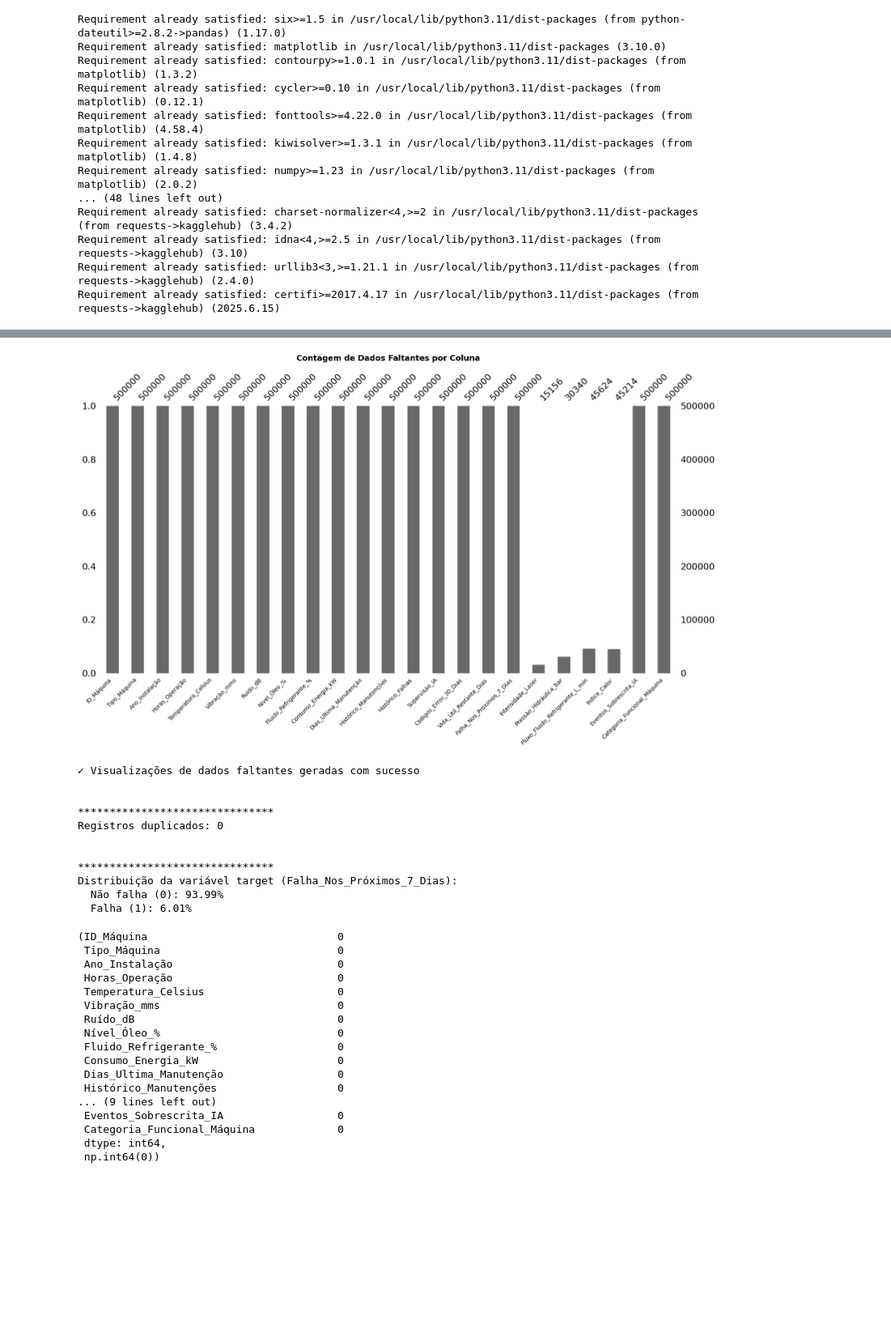
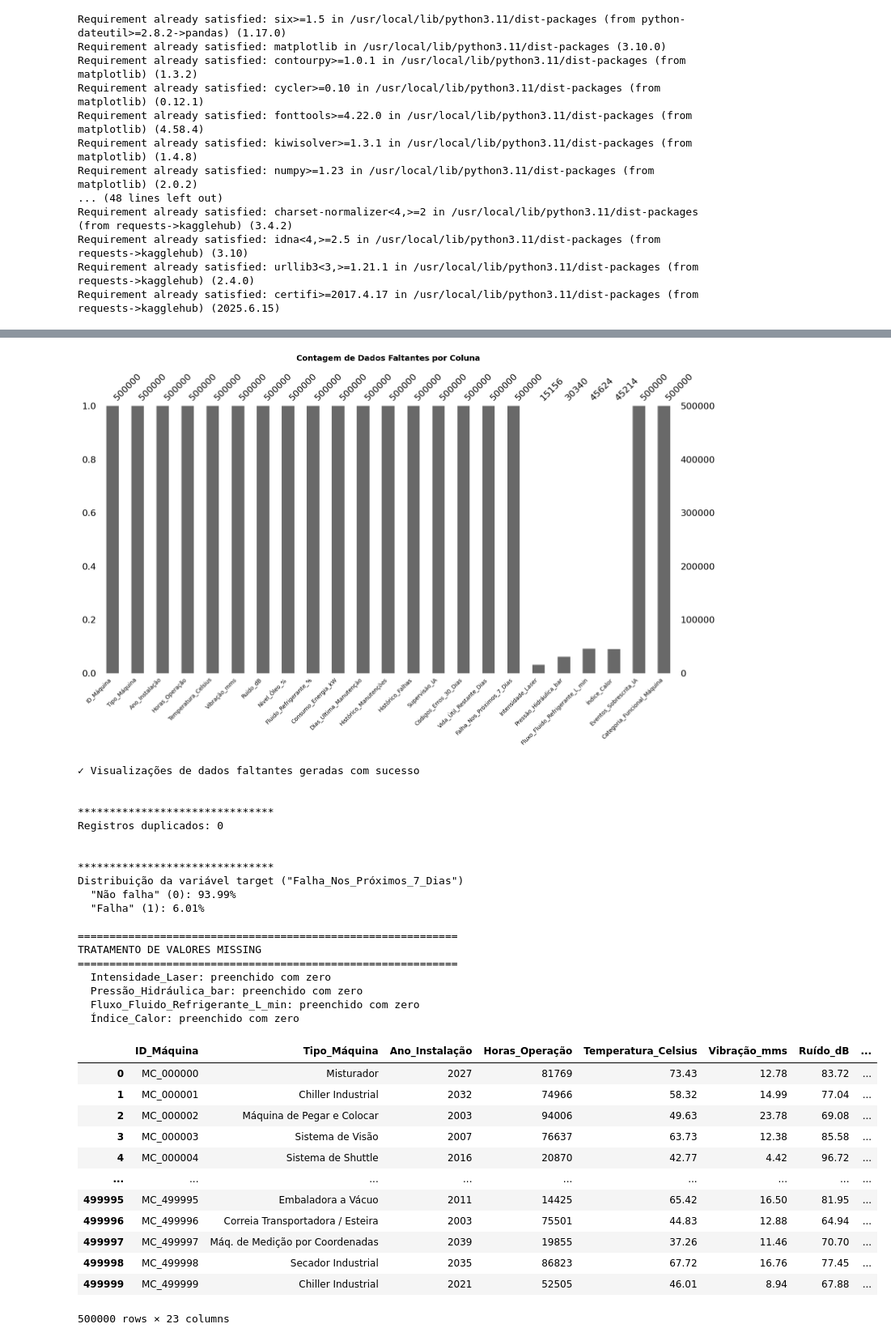
Before and after one commit to vinileodido/MVP_PucRio_AnaliseDados, a Jupyter notebook: MVP_IoT_ADBP.ipynb, the cells around one changed output, grey strips where cells are left out. Shown at 81% size. Cells and saved outputs as stored; diff of their text form; code cells hidden in the pictures; blank space fills up the shorter version.

```diff
--- a/MVP_IoT_ADBP.ipynb
+++ b/MVP_IoT_ADBP.ipynb
@@ -213,7 +213,7 @@ class ColoredConsole:
         if '\n' in title:
             string_splited = title.split('\n')
             for string in string_splited:
-                ColoredConsole.header(f" {string.strip().center(56)} ")
+                ColoredConsole.header(f" {string.strip().center(60)} ")
         else:
-            ColoredConsole.header(f" {title.center(56)} ")
+            ColoredConsole.header(f" {title.center(60)} ")
         print("=" * 60)
@@ -998,12 +1002,13 @@ try:
         "factory_sensor_simulator_2040.csv",
     )
     if not df_iot.empty:
-        ColoredConsole.success("Carga realizada com sucesso!".center(56))
-        ColoredConsole.print_colored(("!"*60).center(56), 'white', 'bg_green', 'bold')
+        ColoredConsole.success("Carga realizada com sucesso!".center(60))
+        ColoredConsole.print_colored(("!"*60).center(60), 'white', 'bg_green', 'bold')
 except:
-    ColoredConsole.show_section_header("Não foi possível carregar através da api KaggleHub;\nCarga será realizada através do arquivo csv via github!")
+    ColoredConsole.print_colored(("x"*60).center(60), 'white', 'bg_red', 'bold')
+    ColoredConsole.show_section_header("Não foi possível carregar através da api KaggleHub;\nCarga será realizada através do arquivo raw csv via github!")
 
-    df_iot = pd.read_csv('./data/factory_sensor_simulator_2040.csv', sep=',')
+    df_iot = pd.read_csv('https://raw.githubusercontent.com/vinileodido/MVP_PucRio_AnaliseDados/refs/heads/main/data/factory_sensor_simulator_2040.csv')
     if not df_iot.empty:
-        ColoredConsole.success("Carga realizada com sucesso!".center(56))
-        ColoredConsole.print_colored(("!"*60).center(56), 'white', 'bg_green', 'bold')
+        ColoredConsole.success("Carga realizada com sucesso!".center(60))
+        ColoredConsole.print_colored(("!"*60).center(60), 'white', 'bg_green', 'bold')
@@ -1027,7 +1024,7 @@ preprocessor = IoTDataPreprocessor(df_iot, language_en=False, language_ptbr=True
 preprocessor.analyze_data_quality()
 
 # 2. Tratar valores missing
-#preprocessor.handle_missing_values(strategy='zero')
+preprocessor.handle_missing_values(strategy='zero')
 
 # 3. Engenharia de features
 #preprocessor.feature_engineering()
@@ -1068,50 +1065,54 @@ Primeiras linhas do dataset:
 *******************************
 Resumo estatístico do dataset:
 |  | Ano_Instalação | Horas_Operação | Temperatura_Celsius | Vibração_mms | Ruído_dB | Nível_Óleo_% | ... |
 | count | 500000.000000 | 500000.000000 | 500000.000000 | 500000.00000 | 500000.000000 | 500000.000000 | ... |
 | mean | 2019.962360 | 50012.424764 | 59.997682 | 9.99114 | 75.003477 | 69.456568 | ... |
 | std | 11.829812 | 28861.849078 | 14.986973 | 4.99953 | 9.990791 | 18.847444 | ... |
 | min | 2000.000000 | 0.000000 | -15.730000 | -17.82000 | 23.650000 | 0.000000 | ... |
 | 25% | 2010.000000 | 25055.000000 | 49.890000 | 6.62000 | 68.270000 | 56.540000 | ... |
 | 50% | 2020.000000 | 49973.000000 | 60.000000 | 10.00000 | 75.000000 | 70.030000 | ... |
 | 75% | 2030.000000 | 74995.000000 | 70.050000 | 13.36000 | 81.730000 | 83.540000 | ... |
 | max | 2040.000000 | 100000.000000 | 127.330000 | 32.47000 | 120.700000 | 100.000000 | ... |
 *******************************
 Valores missing:
   Intensidade_Laser: 484844 (96.97%)
   Pressão_Hidráulica_bar: 469660 (93.93%)
   Fluxo_Fluido_Refrigerante_L_min: 454376 (90.88%)
   Índice_Calor: 454786 (90.96%)
 
 
 VISUALIZAÇÕES DE DADOS FALTANTES (missingno):
 [figure]
 [figure]
 ✓ Visualizações de dados faltantes geradas com sucesso
 
 
 *******************************
 Registros duplicados: 0
 
 
 *******************************
-Distribuição da variável target (Falha_Nos_Próximos_7_Dias):
-  Não falha (0): 93.99%
-  Falha (1): 6.01%
+Distribuição da variável target ("Falha_Nos_Próximos_7_Dias")
+  "Não falha" (0): 93.99%
+  "Falha" (1): 6.01%
+
+============================================================
+TRATAMENTO DE VALORES MISSING
+============================================================
+  Intensidade_Laser: preenchido com zero
+  Pressão_Hidráulica_bar: preenchido com zero
+  Fluxo_Fluido_Refrigerante_L_min: preenchido com zero
+  Índice_Calor: preenchido com zero
+|  | ID_Máquina | Tipo_Máquina | Ano_Instalação | Horas_Operação | Temperatura_Celsius | Vibração_mms | Ruído_dB | ... |
+| 0 | MC_000000 | Misturador | 2027 | 81769 | 73.43 | 12.78 | 83.72 | ... |
+| 1 | MC_000001 | Chiller Industrial | 2032 | 74966 | 58.32 | 14.99 | 77.04 | ... |
+| 2 | MC_000002 | Máquina de Pegar e Colocar | 2003 | 94006 | 49.63 | 23.78 | 69.08 | ... |
+| 3 | MC_000003 | Sistema de Visão | 2007 | 76637 | 63.73 | 12.38 | 85.58 | ... |
+| 4 | MC_000004 | Sistema de Shuttle | 2016 | 20870 | 42.77 | 4.42 | 96.72 | ... |
+| ... | ... | ... | ... | ... | ... | ... | ... | ... |
+| 499995 | MC_499995 | Embaladora a Vácuo | 2011 | 14425 | 65.42 | 16.50 | 81.95 | ... |
+| 499996 | MC_499996 | Correia Transportadora / Esteira | 2003 | 75501 | 44.83 | 12.88 | 64.94 | ... |
+| 499997 | MC_499997 | Máq. de Medição por Coordenadas | 2039 | 19855 | 37.26 | 11.46 | 70.70 | ... |
+| 499998 | MC_499998 | Secador Industrial | 2035 | 86823 | 67.72 | 16.76 | 77.45 | ... |
+| 499999 | MC_499999 | Chiller Industrial | 2021 | 52505 | 46.01 | 8.94 | 67.88 | ... |
-(ID_Máquina                              0
- Tipo_Máquina                            0
- Ano_Instalação                          0
- Horas_Operação                          0
- Temperatura_Celsius                     0
- Vibração_mms                            0
- Ruído_dB                                0
- Nível_Óleo_%                            0
- Fluido_Refrigerante_%                   0
- Consumo_Energia_kW                      0
- Dias_Ultima_Manutenção                  0
- Histórico_Manutenções                   0
-... (9 lines left out)
- Eventos_Sobrescrita_IA                  0
- Categoria_Funcional_Máquina             0
- dtype: int64,
- np.int64(0))
+500000 rows × 23 columns
```
Also changed, not shown: parts of 2 cells of this notebook.
